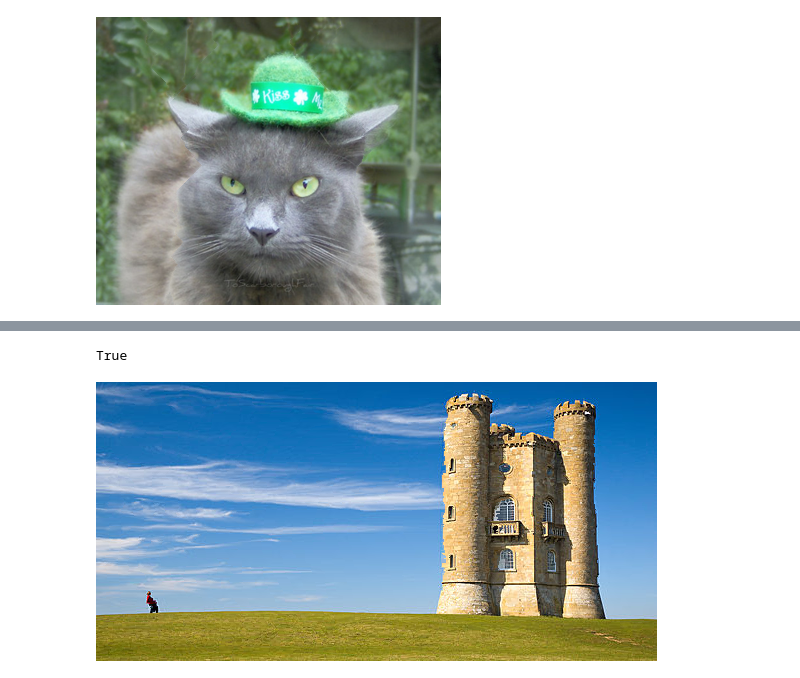
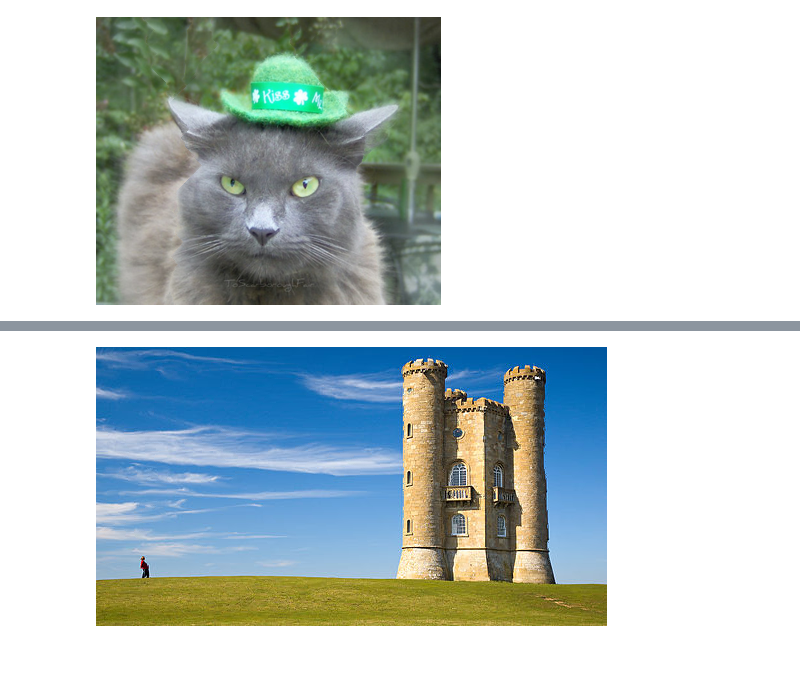
Before and after one commit to dharness/seam_carving, a Jupyter notebook: demo/Seam Carving Visual Demos.ipynb, the cells around one changed output, grey strips where cells are left out. Saved outputs shown, nothing was run; the diff lists cells and outputs as text; code cells hidden in the pictures.

```diff
--- a/demo/Seam Carving Visual Demos.ipynb
+++ b/demo/Seam Carving Visual Demos.ipynb
@@ -137,10 +130,11 @@ True
 [figure]
 # %%
+%autoreload
 castle_img = misc.imread('./demo/castle_small.jpg')
-castle_mask = np.zeros(castle_img.shape)
-resized_img = intelligent_resize(castle_img, 0, 150, [0,0,0], castle_mask, mask_weight)
+castle_mask = np.zeros((castle_img.shape[0], castle_img.shape[1]))
+
+resized_img = intelligent_resize(castle_img, 0, 100, [0,0,0], castle_mask, mask_weight)
 misc.imsave('./demo/castle_small_shrunk.png', resized_img[:,:,0:3])
 Image(filename='./demo/castle_small_shrunk.png')
 # %% [output]
-True
-[figure, old version]
+[figure, new version]
```
Also changed, not shown: parts of 4 cells of this notebook, 4 other files.
